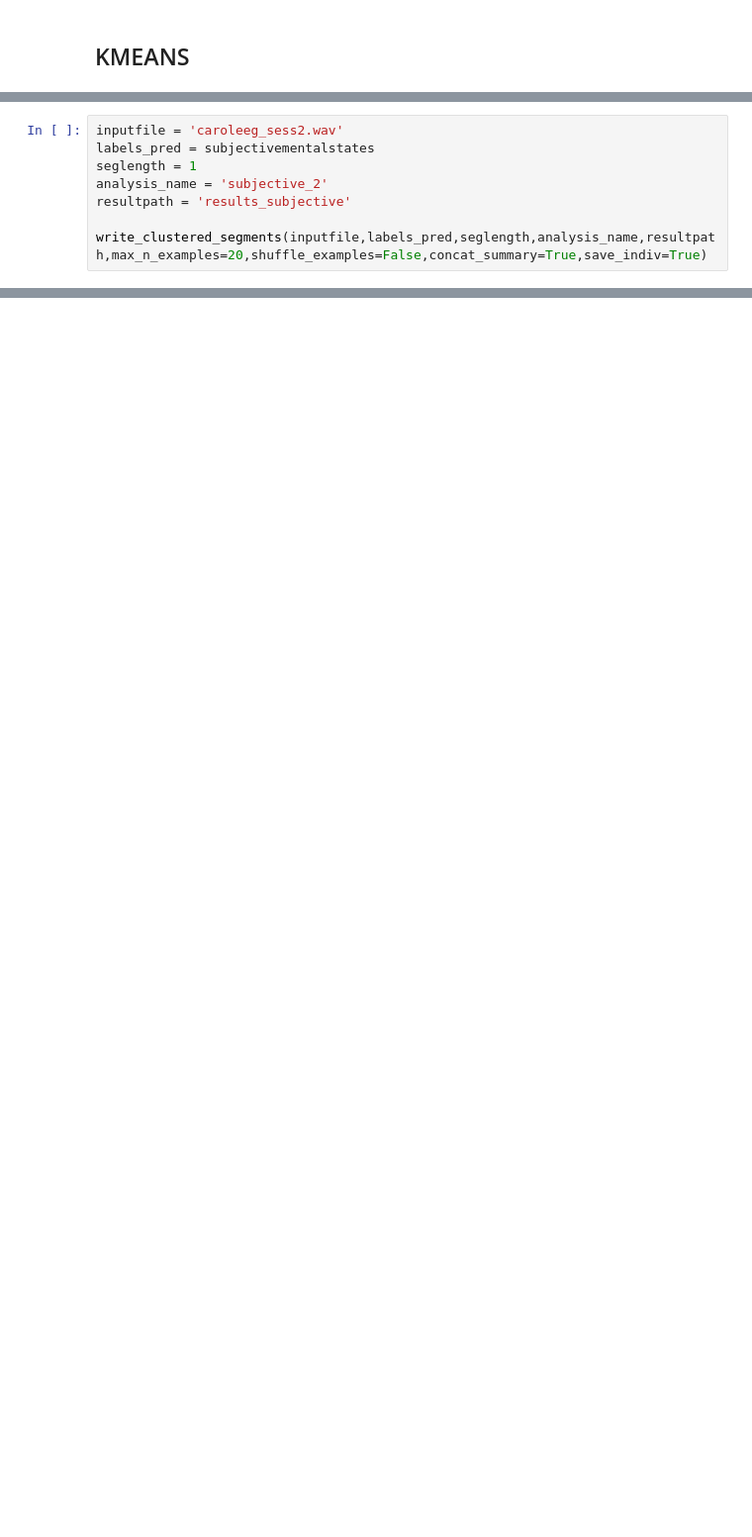
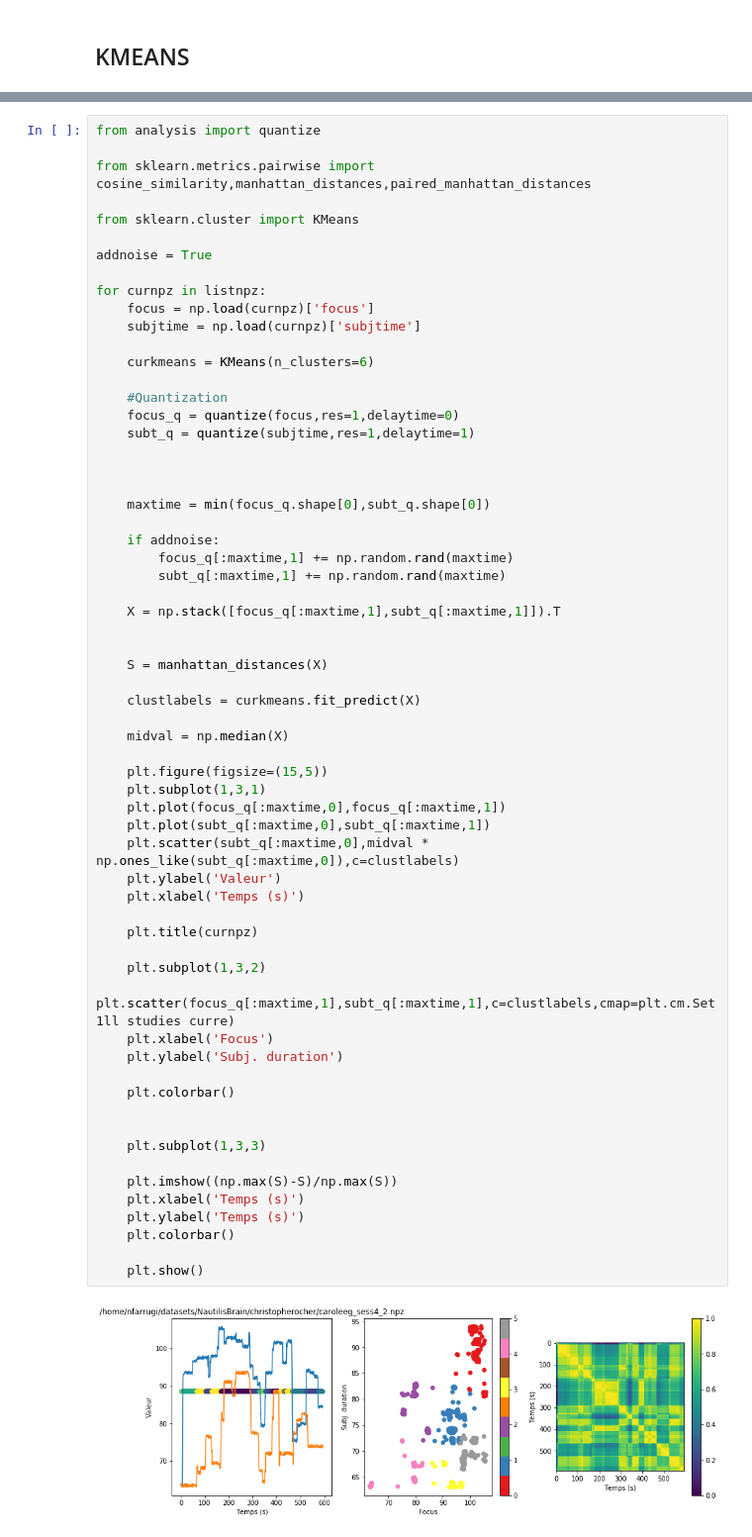
Before and after one commit to nicofarr/caroltrio_perf, a Jupyter notebook: Analysis_continuousratings.ipynb, the cells around one changed output, grey strips where cells are left out. Shown at 99% size. Saved outputs shown, nothing was run; the diff lists cells and outputs as text; blank space fills up the shorter version.

```diff
--- a/Analysis_continuousratings.ipynb
+++ b/Analysis_continuousratings.ipynb
@@ -154,8 +167,0 @@ plt.plot(range(2,30),inertia)
-# %%
-inputfile = 'caroleeg_sess2.wav'
-labels_pred = subjectivementalstates
-seglength = 1
-analysis_name = 'subjective_2'
-resultpath = 'results_subjective'
-
-write_clustered_segments(inputfile,labels_pred,seglength,analysis_name,resultpath,max_n_examples=20,shuffle_examples=False,concat_summary=True,save_indiv=True)
@@ -168,0 +239,64 @@ Writing 20 examples for Cluster 5
+# %%
+from analysis import quantize
+
+from sklearn.metrics.pairwise import cosine_similarity,manhattan_distances,paired_manhattan_distances
+
+from sklearn.cluster import KMeans
+
+addnoise = True
+
+for curnpz in listnpz:
+    focus = np.load(curnpz)['focus']
+    subjtime = np.load(curnpz)['subjtime']
+
+    curkmeans = KMeans(n_clusters=6)
+
+    #Quantization
+    focus_q = quantize(focus,res=1,delaytime=0)
+    subt_q = quantize(subjtime,res=1,delaytime=1)
+
+
+
+    maxtime = min(focus_q.shape[0],subt_q.shape[0])
+
+    if addnoise:
+        focus_q[:maxtime,1] += np.random.rand(maxtime)
+        subt_q[:maxtime,1] += np.random.rand(maxtime)
+
+    X = np.stack([focus_q[:maxtime,1],subt_q[:maxtime,1]]).T
+
+
+    S = manhattan_distances(X)
+
+    clustlabels = curkmeans.fit_predict(X)
+
+    midval = np.median(X)
+
+    plt.figure(figsize=(15,5))
+    plt.subplot(1,3,1)
+    plt.plot(focus_q[:maxtime,0],focus_q[:maxtime,1])
+    plt.plot(subt_q[:maxtime,0],subt_q[:maxtime,1])
+    plt.scatter(subt_q[:maxtime,0],midval * np.ones_like(subt_q[:maxtime,0]),c=clustlabels)
+    plt.ylabel('Valeur')
+    plt.xlabel('Temps (s)')
+
+    plt.title(curnpz)
+
+    plt.subplot(1,3,2)
+    plt.scatter(focus_q[:maxtime,1],subt_q[:maxtime,1],c=clustlabels,cmap=plt.cm.Set1ll studies curre)
+    plt.xlabel('Focus')
+    plt.ylabel('Subj. duration')
+
+    plt.colorbar()
+
+
+    plt.subplot(1,3,3)
+
+    plt.imshow((np.max(S)-S)/np.max(S))
+    plt.xlabel('Temps (s)')
+    plt.ylabel('Temps (s)')
+    plt.colorbar()
+
+    plt.show()
+# %% [output]
+[figure, added]
```
Also changed, not shown: parts of 14 cells of this notebook, 1 other file.
